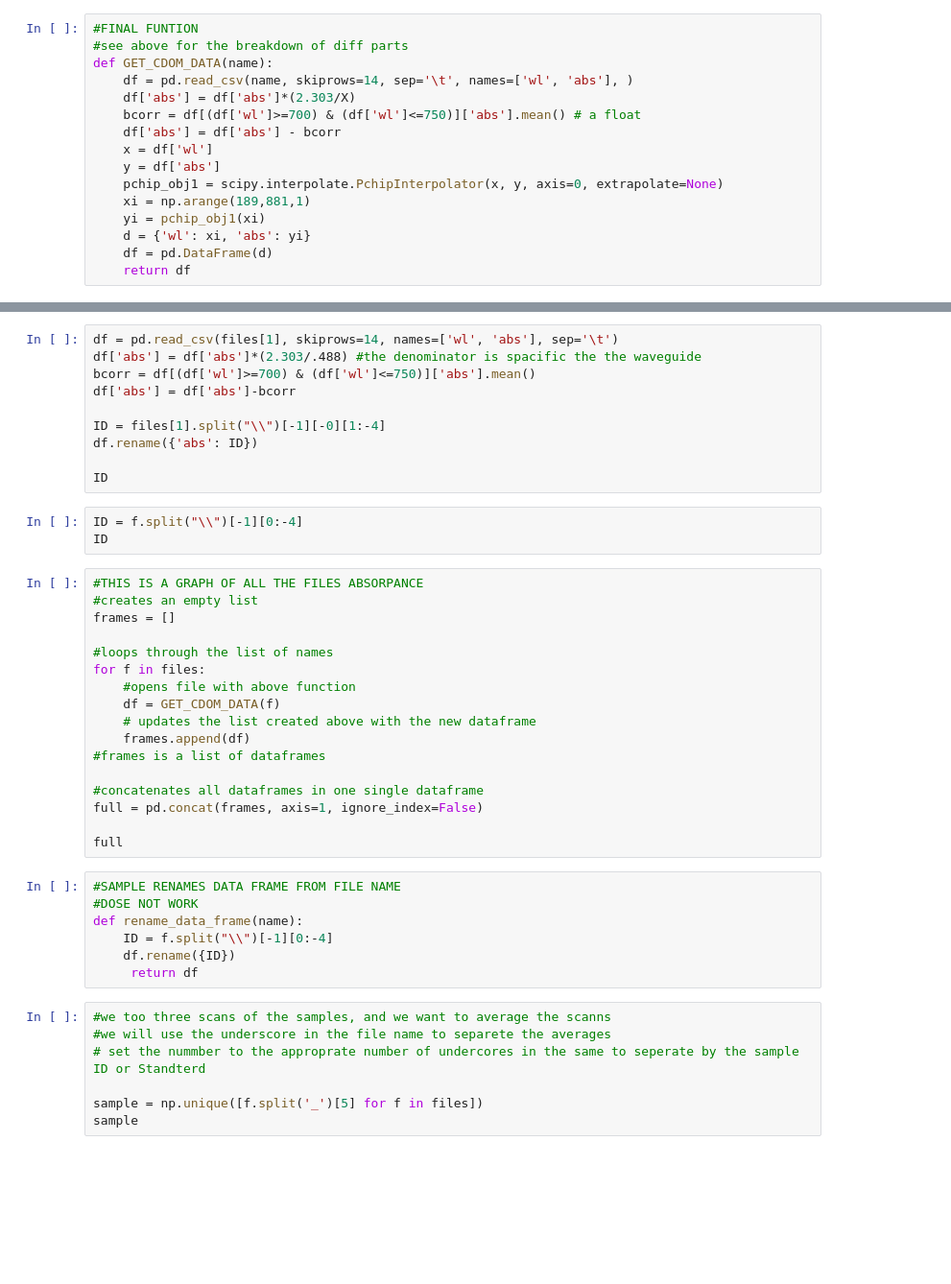
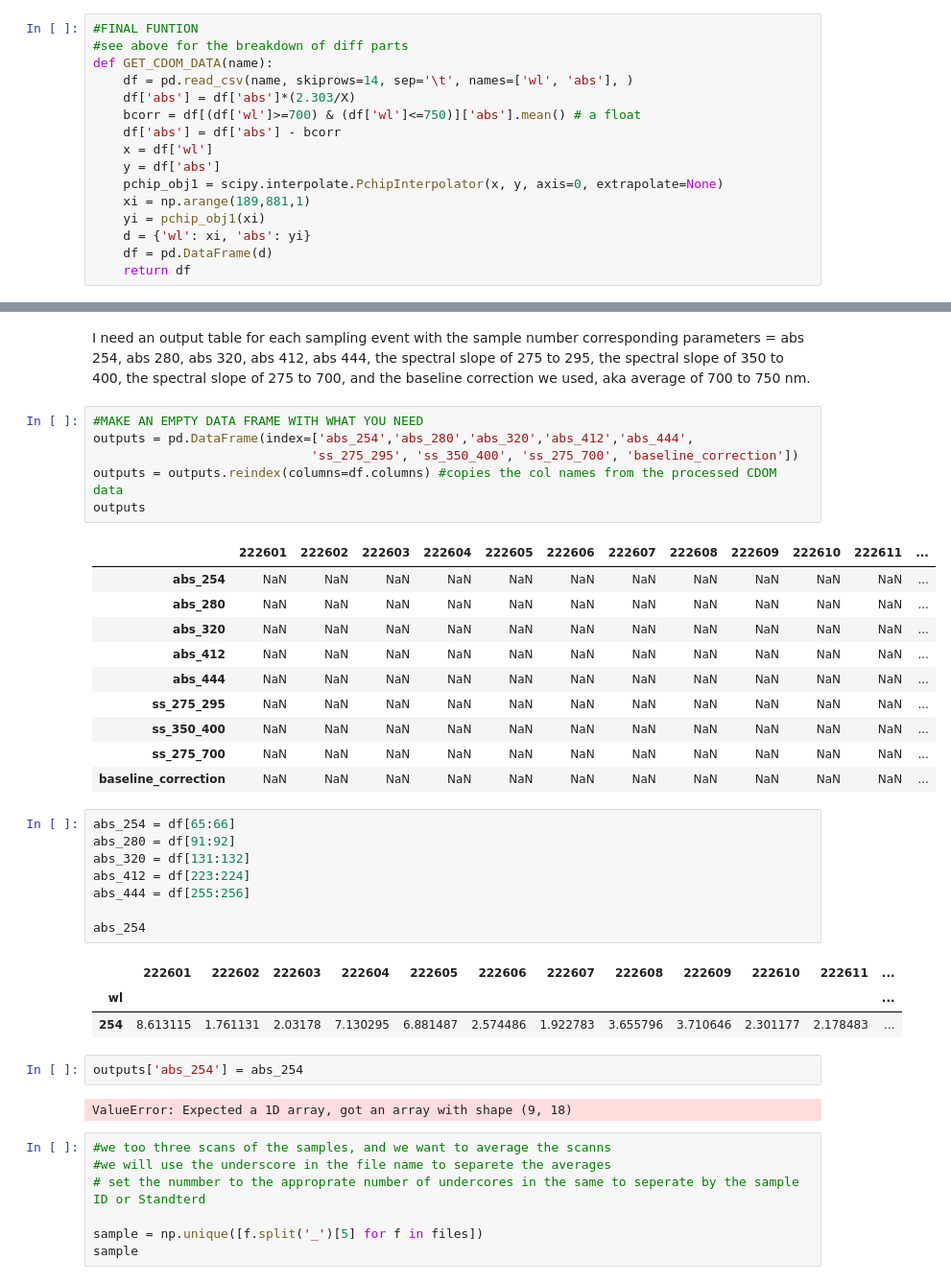
Before and after one commit to Hanna-the-explorer/NASA_Jupyter_Projects, a Jupyter notebook: DATA_Processing_codes/CDOM_DATA_PROCESS.ipynb, the cells around one changed output, grey strips where cells are left out. Shown: that part at 96% size. Saved outputs shown, nothing was run; the diff lists cells and outputs as text; blank space fills up the shorter version.

```diff
--- a/DATA_Processing_codes/CDOM_DATA_PROCESS.ipynb
+++ b/DATA_Processing_codes/CDOM_DATA_PROCESS.ipynb
@@ -87,40 +171,39 @@ then I can move on to other forms of data proccesing...
+# %% [markdown]
+I need an output table for each sampling event with the sample number
+corresponding parameters = abs 254, abs 280, abs 320, abs 412, abs 444, the spectral slope of 275 to 295, the spectral slope of 350 to 400, the spectral slope of 275 to 700, and the baseline correction we used, aka average of 700 to 750 nm.
+# %%
+#MAKE AN EMPTY DATA FRAME WITH WHAT YOU NEED
+outputs = pd.DataFrame(index=['abs_254','abs_280','abs_320','abs_412','abs_444',
+                             'ss_275_295', 'ss_350_400', 'ss_275_700', 'baseline_correction'])
+outputs = outputs.reindex(columns=df.columns) #copies the col names from the processed CDOM data
+outputs
+# %% [output]
+|  | 222601 | 222602 | 222603 | 222604 | 222605 | 222606 | 222607 | 222608 | 222609 | 222610 | 222611 | ... |
+| abs_254 | NaN | NaN | NaN | NaN | NaN | NaN | NaN | NaN | NaN | NaN | NaN | ... |
+| abs_280 | NaN | NaN | NaN | NaN | NaN | NaN | NaN | NaN | NaN | NaN | NaN | ... |
+| abs_320 | NaN | NaN | NaN | NaN | NaN | NaN | NaN | NaN | NaN | NaN | NaN | ... |
+| abs_412 | NaN | NaN | NaN | NaN | NaN | NaN | NaN | NaN | NaN | NaN | NaN | ... |
+| abs_444 | NaN | NaN | NaN | NaN | NaN | NaN | NaN | NaN | NaN | NaN | NaN | ... |
+| ss_275_295 | NaN | NaN | NaN | NaN | NaN | NaN | NaN | NaN | NaN | NaN | NaN | ... |
+| ss_350_400 | NaN | NaN | NaN | NaN | NaN | NaN | NaN | NaN | NaN | NaN | NaN | ... |
+| ss_275_700 | NaN | NaN | NaN | NaN | NaN | NaN | NaN | NaN | NaN | NaN | NaN | ... |
+| baseline_correction | NaN | NaN | NaN | NaN | NaN | NaN | NaN | NaN | NaN | NaN | NaN | ... |
 # %%
-df = pd.read_csv(files[1], skiprows=14, names=['wl', 'abs'], sep='\t')
-df['abs'] = df['abs']*(2.303/.488) #the denominator is spacific the the waveguide
-bcorr = df[(df['wl']>=700) & (df['wl']<=750)]['abs'].mean()
-df['abs'] = df['abs']-bcorr
+abs_254 = df[65:66]
+abs_280 = df[91:92]
+abs_320 = df[131:132]
+abs_412 = df[223:224]
+abs_444 = df[255:256]
 
-ID = files[1].split("\\")[-1][-0][1:-4]
-df.rename({'abs': ID})
-
-ID
+abs_254
+# %% [output]
+|  | 222601 | 222602 | 222603 | 222604 | 222605 | 222606 | 222607 | 222608 | 222609 | 222610 | 222611 | ... |
+| wl |  |  |  |  |  |  |  |  |  |  |  | ... |
+| 254 | 8.613115 | 1.761131 | 2.03178 | 7.130295 | 6.881487 | 2.574486 | 1.922783 | 3.655796 | 3.710646 | 2.301177 | 2.178483 | ... |
 # %%
-ID = f.split("\\")[-1][0:-4]
-ID
+outputs['abs_254'] = abs_254
+# %% [output]
+ValueError: Expected a 1D array, got an array with shape (9, 18)
-# %%
-#THIS IS A GRAPH OF ALL THE FILES ABSORPANCE
-#creates an empty list
-frames = []
-
-#loops through the list of names
-for f in files:
-    #opens file with above function
-    df = GET_CDOM_DATA(f)
-    # updates the list created above with the new dataframe
-    frames.append(df)
-#frames is a list of dataframes
-
-#concatenates all dataframes in one single dataframe
-full = pd.concat(frames, axis=1, ignore_index=False)
-
-full
-# %%
-#SAMPLE RENAMES DATA FRAME FROM FILE NAME
-#DOSE NOT WORK
-def rename_data_frame(name):
-    ID = f.split("\\")[-1][0:-4]
-    df.rename({ID})
-     return df
 # %%
 #we too three scans of the samples, and we want to average the scanns
 #we will use the underscore in the file name to separete the averages
```
Also changed, not shown: parts of 6 cells of this notebook.
